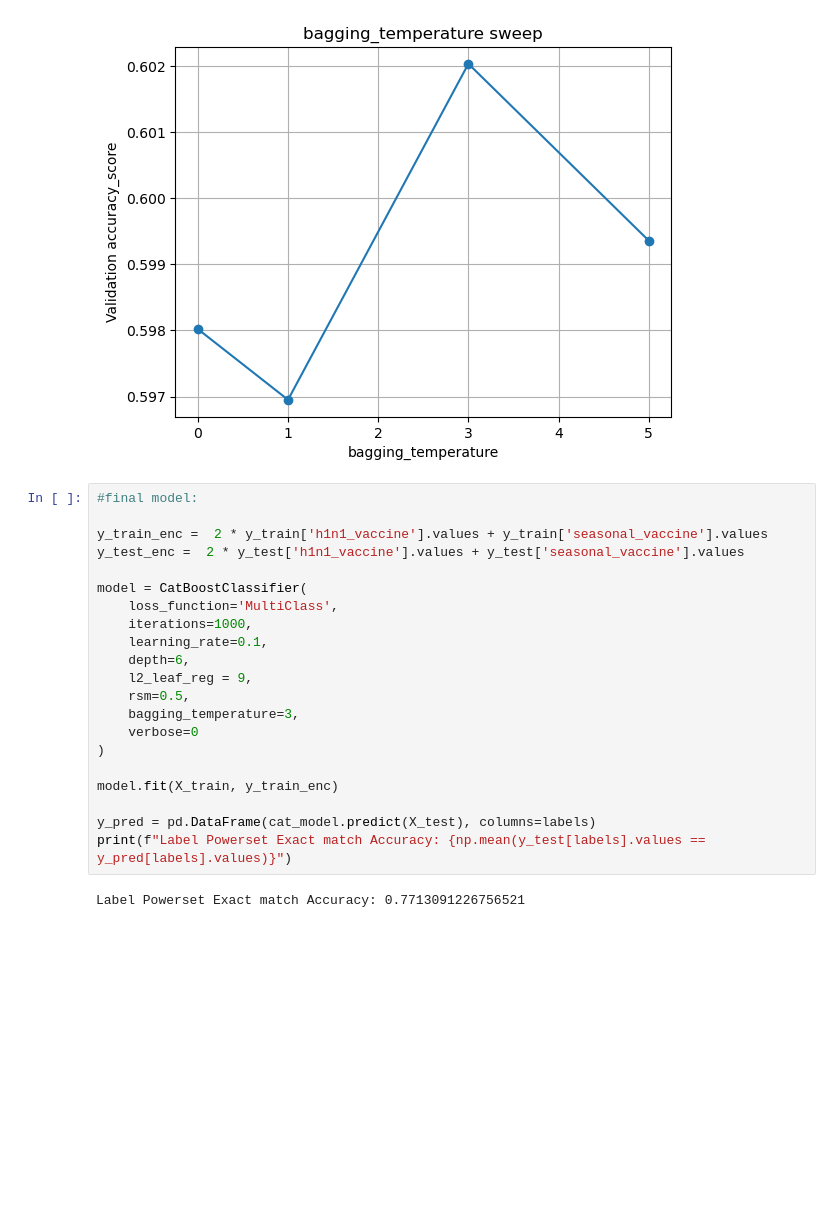
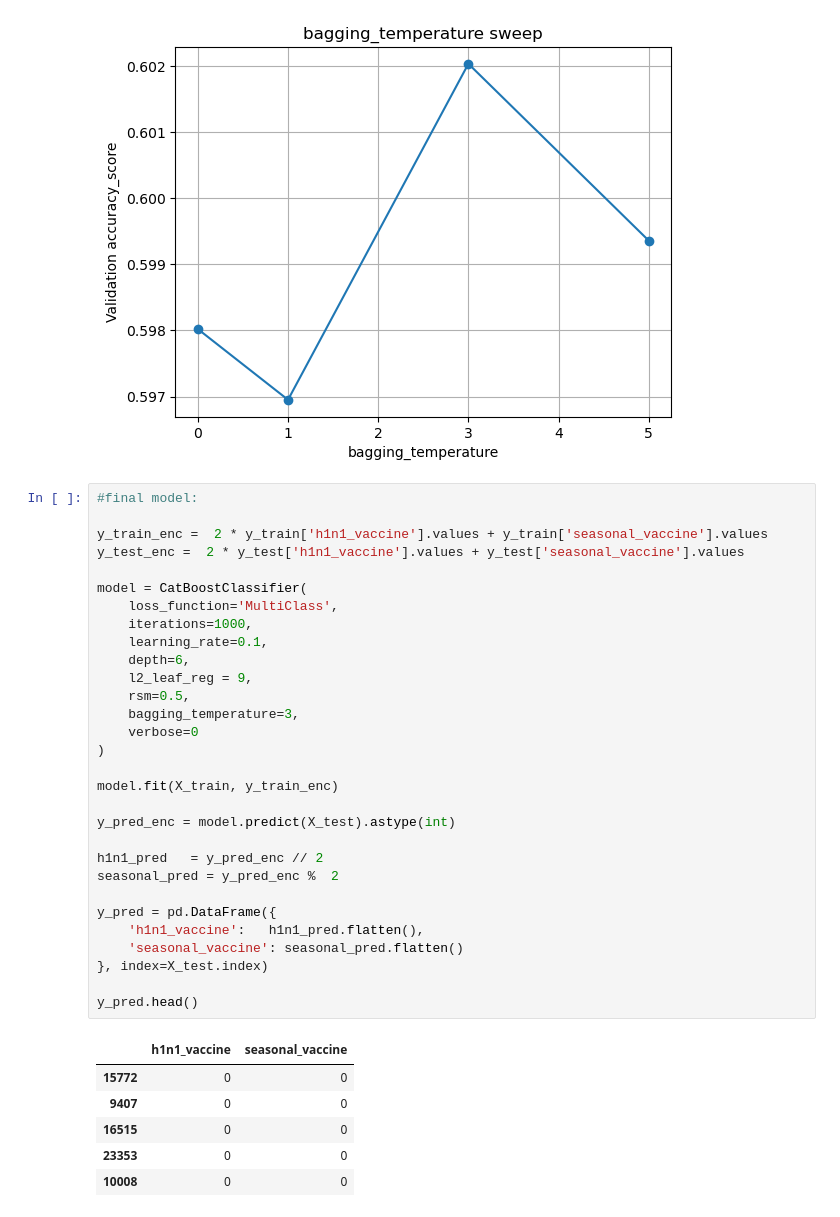
Before and after one commit to SteveG365/FluShot, a Jupyter notebook: Notebooks/models.ipynb, the cells around one changed output. Cells and saved outputs as stored; diff of their text form; blank space fills up the shorter version.

```diff
--- a/Notebooks/models.ipynb
+++ b/Notebooks/models.ipynb
@@ -363,23 +363,37 @@ for param, values in sweeps.items():
 # %%
 #final model:
 
 y_train_enc =  2 * y_train['h1n1_vaccine'].values + y_train['seasonal_vaccine'].values
 y_test_enc =  2 * y_test['h1n1_vaccine'].values + y_test['seasonal_vaccine'].values
 
 model = CatBoostClassifier(
     loss_function='MultiClass',
     iterations=1000,
     learning_rate=0.1,
     depth=6,
     l2_leaf_reg = 9,
     rsm=0.5,
     bagging_temperature=3,
     verbose=0
 )
 
 model.fit(X_train, y_train_enc)
 
-y_pred = pd.DataFrame(cat_model.predict(X_test), columns=labels)
-print(f"Label Powerset Exact match Accuracy: {np.mean(y_test[labels].values == y_pred[labels].values)}")
+y_pred_enc = model.predict(X_test).astype(int)
+
+h1n1_pred   = y_pred_enc // 2
+seasonal_pred = y_pred_enc %  2
+
+y_pred = pd.DataFrame({
+    'h1n1_vaccine':   h1n1_pred.flatten(),
+    'seasonal_vaccine': seasonal_pred.flatten()
+}, index=X_test.index)
+
+y_pred.head()
 # %% [output]
-Label Powerset Exact match Accuracy: 0.7713091226756521
+|  | h1n1_vaccine | seasonal_vaccine |
+| 15772 | 0 | 0 |
+| 9407 | 0 | 0 |
+| 16515 | 0 | 0 |
+| 23353 | 0 | 0 |
+| 10008 | 0 | 0 |
```
Also changed, not shown: parts of 1 cell of this notebook, 1 other file.
